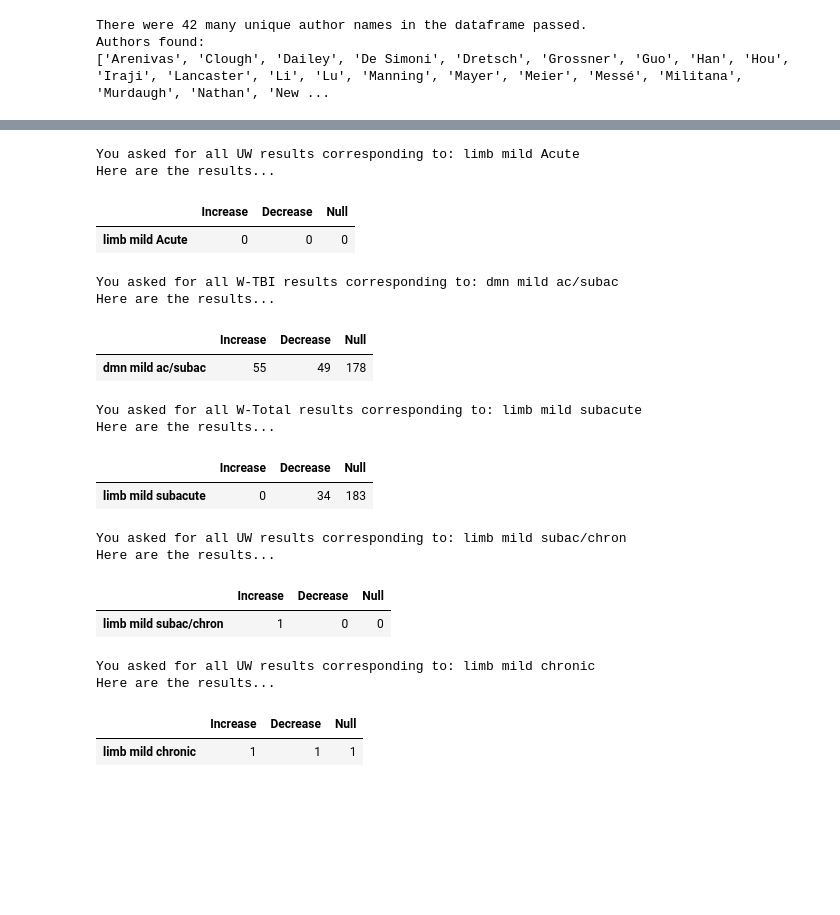
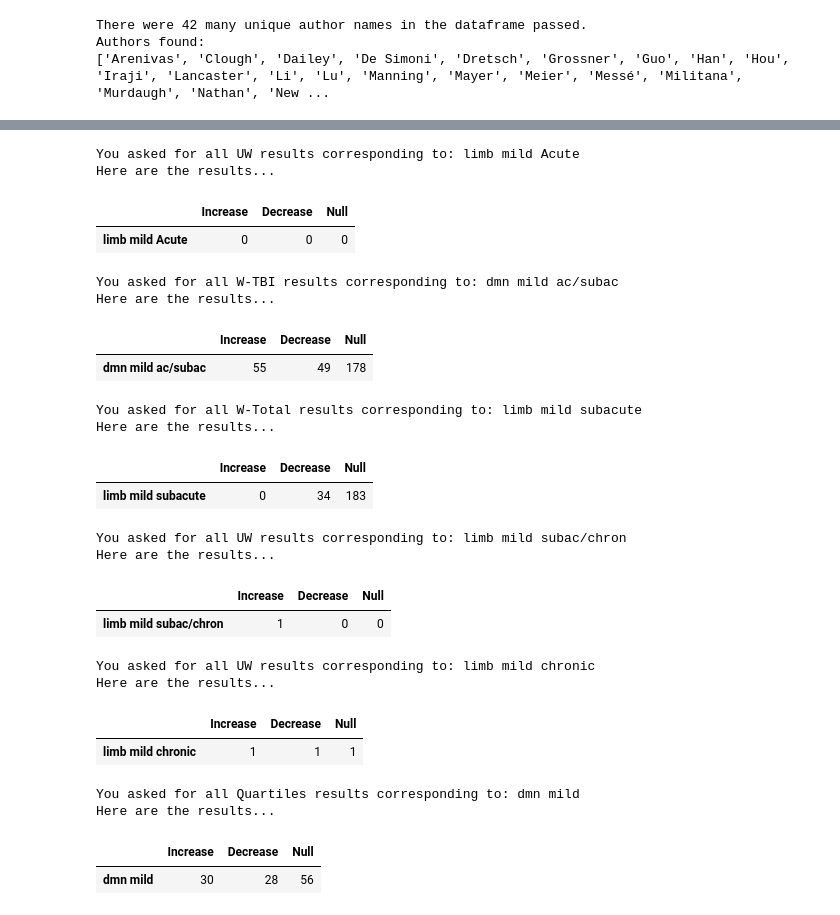
Before and after one commit to danielfrees/rsfMRI_LitReview, a Jupyter notebook: Data_Investigation_LR.ipynb, the cells around one changed output, grey strips where cells are left out. Saved outputs shown, nothing was run; the diff lists cells and outputs as text; code cells hidden in the pictures; blank space fills up the shorter version.

Commit message:
Added Quartile Scoring capabilities and some small cleanup

```diff
--- a/Data_Investigation_LR.ipynb
+++ b/Data_Investigation_LR.ipynb
@@ -119,14 +66,13 @@ data = [dmn, ecn, limbic, salience, dan, van, visual, sensorimotor]
 dataOrder = ["dmn", "ecn", "limb", "sn", "dan", "van", "vis", "smn"]
 netLabels = dataOrder
 
-for index in range(len(data)):
-    data[index] = data[index].fillna('')
 
 #BEFORE PROCESSING (unhash if you want to see initial dataframes)
 #for i in range(len(data)):
 #    display(data[i])
 
 #actually clean the data!
+
 data = cleanData(data)
 
 #AFTER PROCESSING: (unhash code if you want to print the outputs)
@@ -163,0 +120,19 @@ Authors found:
+# %%
+#Calculate quartiles for scoring cutoffs
+
+#TBI
+print('TBI percentiles:')
+print(np.percentile(sample_sizes[0], 25))
+print(np.percentile(sample_sizes[0], 50))
+print(np.percentile(sample_sizes[0], 75))
+print('\n')
+
+#Total
+print('Total percentiles:')
+print(np.percentile(sample_sizes[1], 25))
+print(np.percentile(sample_sizes[1], 50))
+print(np.percentile(sample_sizes[1], 75))
+print('\n')
+
+#Quartiles (Total N)
+quartiles = [np.percentile(sample_sizes[1], 25), np.percentile(sample_sizes[1], 50), np.percentile(sample_sizes[1], 75)]
@@ -186,15 +172,16 @@ for net in nets:
                             classifications.append(net + "_" + result + "_" + severity + "_" + age +
                                                    "_" + chronicity + "_" + typ + "_" + control)
 
-stats = [[classi, 0, 0, 0] for classi in classifications]
+stats = [[classi, 0, 0, 0, 0] for classi in classifications]
 
 #run the stats!
-runStats(data, stats, dataOrder)
+runStats(data, stats, dataOrder, quartiles)
 
 #PRINT ALL OUR MAIN OUTPUTS!
 printStats(stats, "UW")
 printStats(stats, "W-TBI")
 printStats(stats, "W-Total")
+printStats(stats, "Quartiles")
 # %% [output]
 ------------------------------
 
@@ -305,29 +292,34 @@ Limbic in Detail (UW):
 # %%
 easyQueryStats(stats, "UW", "limb", "mild", "Acute")
 easyQueryStats(stats, "W-TBI", "dmn", "mild", "ac/subac")
 easyQueryStats(stats, "W-Total", "limb", "mild", "subacute")
 easyQueryStats(stats, "UW", "limb", "mild", "subac/chron")
 easyQueryStats(stats, "UW", "limb", "mild", "chronic")
+easyQueryStats(stats, "Quartiles", "dmn", "mild")
 # %% [output]
 You asked for all UW results corresponding to: limb mild Acute
 Here are the results...
 |  | Increase | Decrease | Null |
 | limb mild Acute | 0 | 0 | 0 |
 You asked for all W-TBI results corresponding to: dmn mild ac/subac
 Here are the results...
 |  | Increase | Decrease | Null |
 | dmn mild ac/subac | 55 | 49 | 178 |
 You asked for all W-Total results corresponding to: limb mild subacute
 Here are the results...
 |  | Increase | Decrease | Null |
 | limb mild subacute | 0 | 34 | 183 |
 You asked for all UW results corresponding to: limb mild subac/chron
 Here are the results...
 |  | Increase | Decrease | Null |
 | limb mild subac/chron | 1 | 0 | 0 |
 You asked for all UW results corresponding to: limb mild chronic
 Here are the results...
 |  | Increase | Decrease | Null |
 | limb mild chronic | 1 | 1 | 1 |
+You asked for all Quartiles results corresponding to: dmn mild
+Here are the results...
+|  | Increase | Decrease | Null |
+| dmn mild | 30 | 28 | 56 |
 # %%
 #Try it out here!
```
Also changed, not shown: parts of 7 cells of this notebook, 2 other files.
